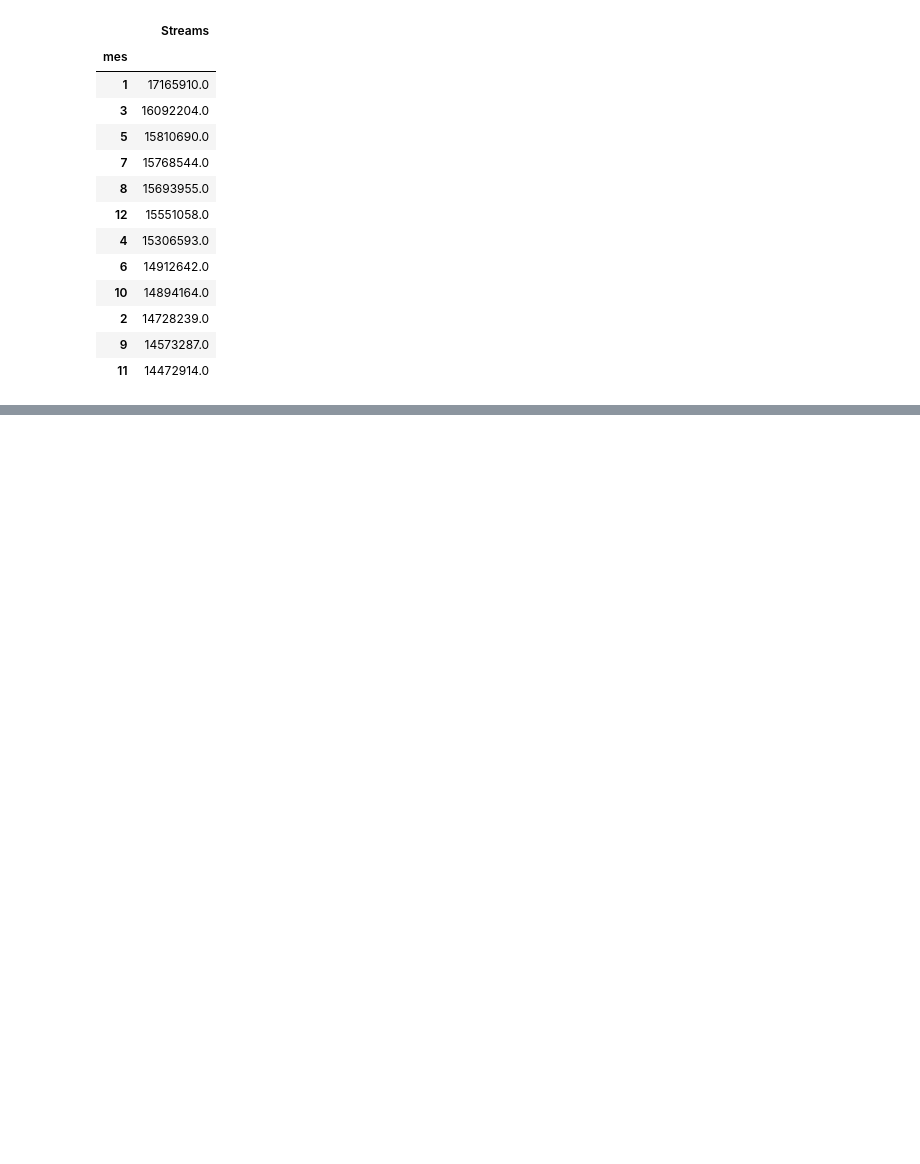
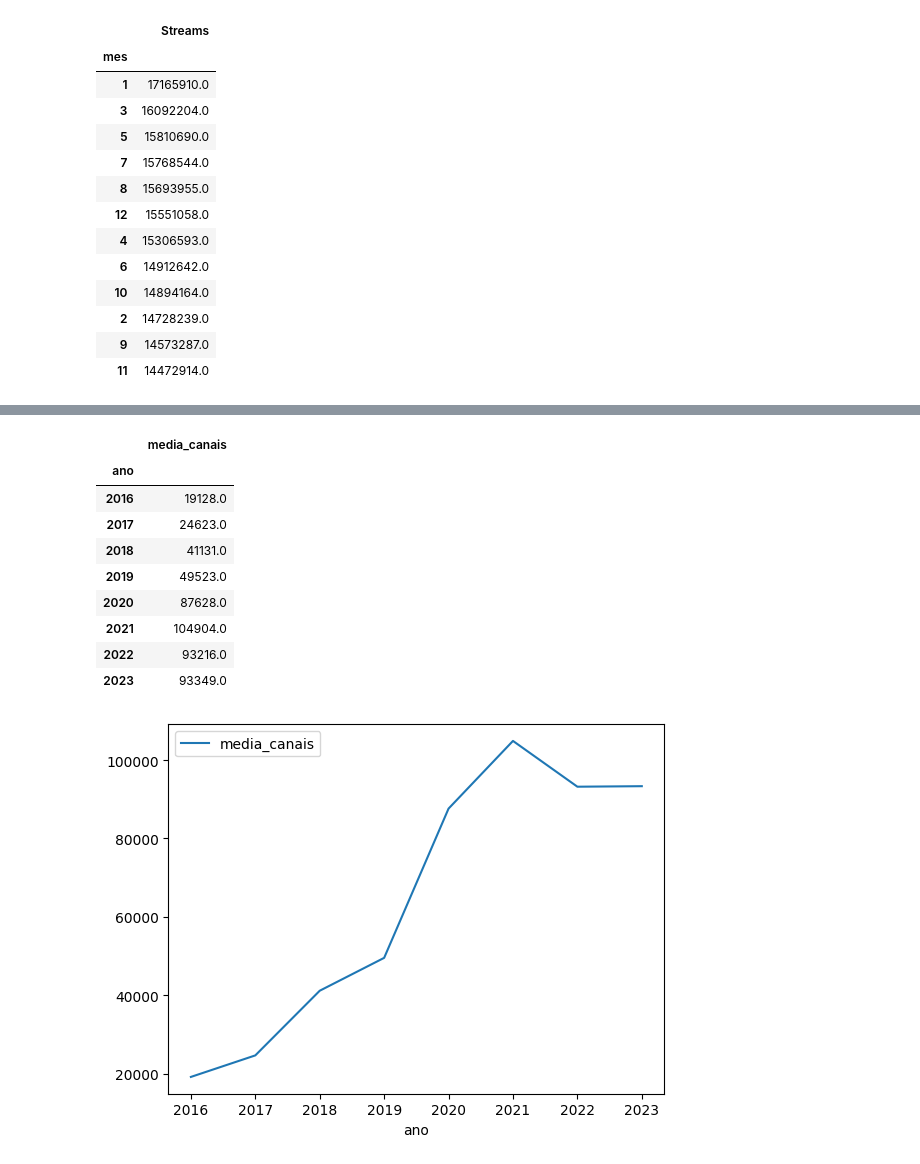
Before and after one commit to Luiz-gabrielsilva/EDA_ADA, a Jupyter notebook: Delson_File.ipynb, the cells around one changed output, grey strips where cells are left out. Drawn from its saved outputs; the diff is of its cells as text; code cells hidden in the pictures; blank space fills up the shorter version.

```diff
--- a/Delson_File.ipynb
+++ b/Delson_File.ipynb
@@ -172,0 +197,19 @@ media_transmicoes.sort_values(by= 'Streams',ascending=False)
+# %%
+media_canais_ano = data.pivot_table(values='media_canais',index='ano',aggfunc='mean').round(0)
+# media_canais_ano = media_canais_ano.sort_values(by='media_canais',ascending=False)
+media_canais_ano.plot()
+media_canais_ano
+print(F'''A maior media de canais transmitindo no ano de 2021
+com uma media de ''')
+# %% [output]
+|  | media_canais |
+| ano |  |
+| 2016 | 19128.0 |
+| 2017 | 24623.0 |
+| 2018 | 41131.0 |
+| 2019 | 49523.0 |
+| 2020 | 87628.0 |
+| 2021 | 104904.0 |
+| 2022 | 93216.0 |
+| 2023 | 93349.0 |
+[figure, added]
```
Also changed, not shown: parts of 6 cells of this notebook, 1 other file.
